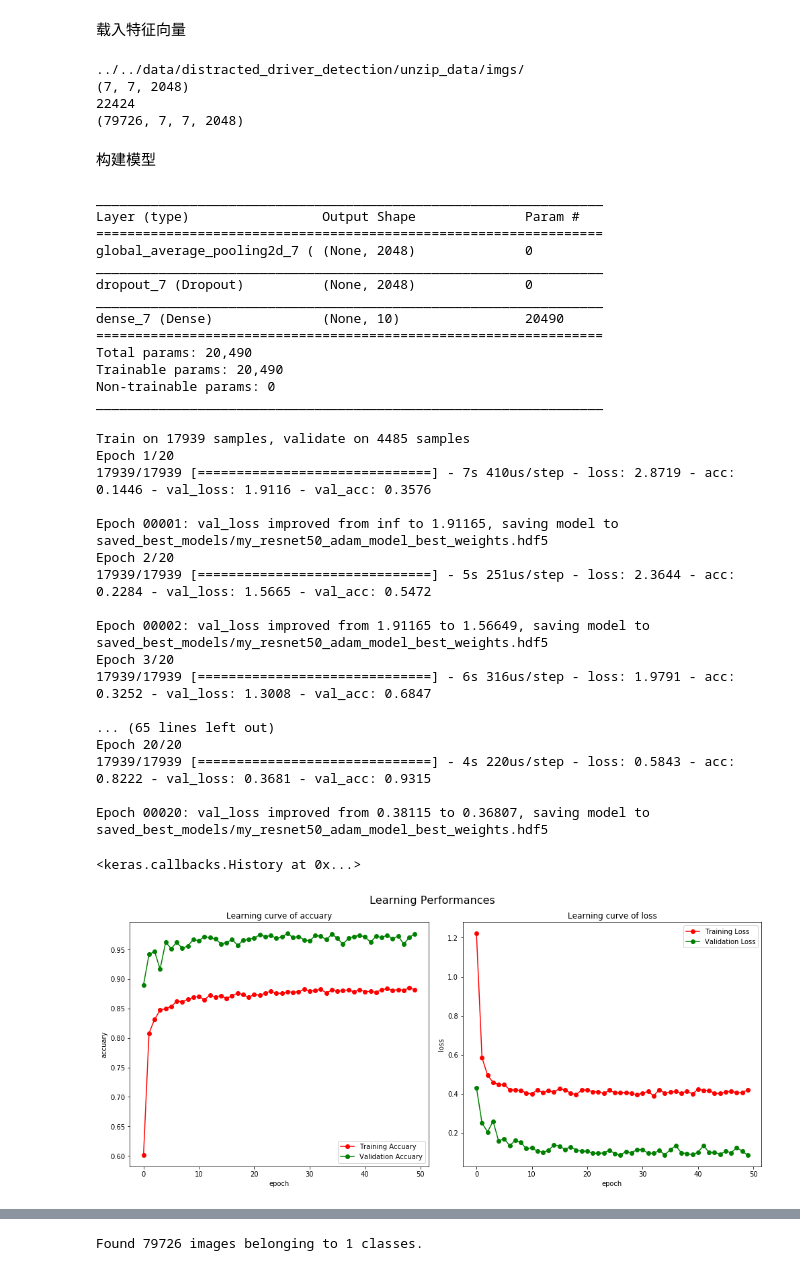
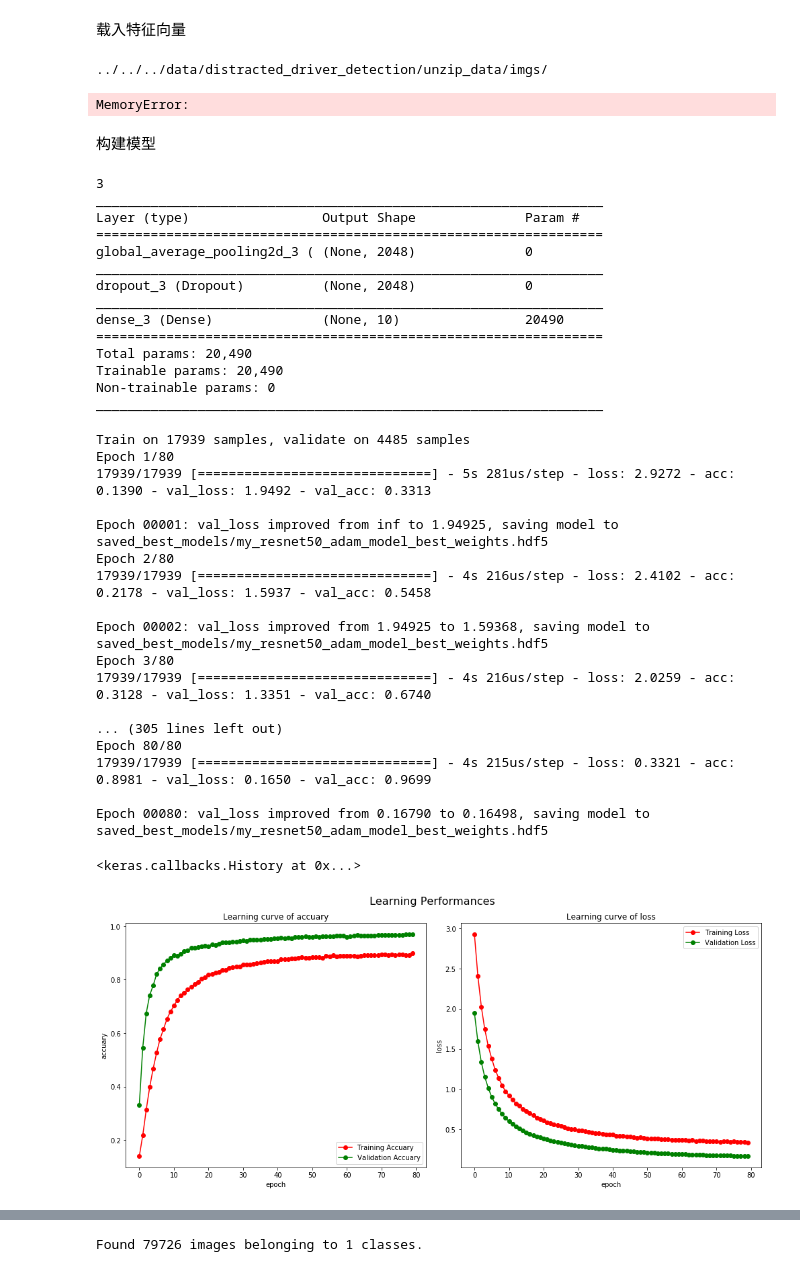
Before and after one commit to leonwan/udacity, a Jupyter notebook: udacity_capstone_project/distracted_driver_detection.ipynb, the cells around one changed output, grey strips where cells are left out. Cells and saved outputs as stored; diff of their text form; code cells hidden in the pictures.

Commit message:
inceptionv3 resnet50

```diff
--- a/udacity_capstone_project/distracted_driver_detection.ipynb
+++ b/udacity_capstone_project/distracted_driver_detection.ipynb
@@ -306,7 +356,7 @@ np.random.seed(5000)
 
 print(root_path)
 
-with h5py.File('ResNet50.h5') as f:
+with h5py.File('data/ResNet50.h5') as f:
     train_data = np.array(f['train'])
     test_data = np.array(f['test'])
     target_data = np_utils.to_categorical(np.array(f['target']),10)
@@ -321,12 +371,10 @@ print(train_ResNet50[0].shape)
 print(len(train_ResNet50))
 print(test_data.shape)
 # print(target_ResNet50)
-# print(train_targets)
+print(target_data)
 # %% [output]
-../../data/distracted_driver_detection/unzip_data/imgs/
-(7, 7, 2048)
-22424
-(79726, 7, 7, 2048)
+../../../data/distracted_driver_detection/unzip_data/imgs/
+MemoryError:
 # %% [markdown]
 构建模型
 # %%
@@ -342,7 +390,7 @@ adam = optimizers.Adam(lr=0.0001, beta_1=0.9, beta_2=0.999, epsilon=1e-08)
 rmsprop = optimizers.RMSprop(lr=0.0001, rho=0.9, epsilon=1e-06)
 
 model_params_dict = dict(
-    optimizer=rmsprop,
+    optimizer=adam,
     loss='categorical_crossentropy',
     metrics=['accuracy']
     )
@@ -361,14 +409,15 @@ resnet50_model.add(Dense(10, activation='softmax'))
 resnet50_model.summary()
 resnet50_model.compile(**model_params_dict)
 # %% [output]
+3
 _________________________________________________________________
 Layer (type)                 Output Shape              Param #
 =================================================================
-global_average_pooling2d_7 ( (None, 2048)              0
+global_average_pooling2d_3 ( (None, 2048)              0
 _________________________________________________________________
-dropout_7 (Dropout)          (None, 2048)              0
+dropout_3 (Dropout)          (None, 2048)              0
 _________________________________________________________________
-dense_7 (Dense)              (None, 10)                20490
+dense_3 (Dense)              (None, 10)                20490
 =================================================================
 Total params: 20,490
 Trainable params: 20,490
@@ -378,7 +427,7 @@ _________________________________________________________________
 ## 训练模型
 from keras.callbacks import ModelCheckpoint, CSVLogger
 
-epochs = 20
+epochs = 80
 best_model_path = 'saved_best_models/my_resnet50_adam_model_best_weights.hdf5'
 best_model_log_path = 'log/resnet50_adam_model_fit.log'
 
@@ -391,22 +440,22 @@ resnet50_model.fit(train_ResNet50, target_ResNet50,
           epochs=epochs, batch_size=128, callbacks=[checkpointer,csv_logger], verbose=1)
 # %% [output]
 Train on 17939 samples, validate on 4485 samples
-Epoch 1/20
-17939/17939 [==============================] - 7s 410us/step - loss: 2.8719 - acc: 0.1446 - val_loss: 1.9116 - val_acc: 0.3576
+Epoch 1/80
+17939/17939 [==============================] - 5s 281us/step - loss: 2.9272 - acc: 0.1390 - val_loss: 1.9492 - val_acc: 0.3313
 
-Epoch 00001: val_loss improved from inf to 1.91165, saving model to saved_best_models/my_resnet50_adam_model_best_weights.hdf5
-Epoch 2/20
-17939/17939 [==============================] - 5s 251us/step - loss: 2.3644 - acc: 0.2284 - val_loss: 1.5665 - val_acc: 0.5472
+Epoch 00001: val_loss improved from inf to 1.94925, saving model to saved_best_models/my_resnet50_adam_model_best_weights.hdf5
+Epoch 2/80
+17939/17939 [==============================] - 4s 216us/step - loss: 2.4102 - acc: 0.2178 - val_loss: 1.5937 - val_acc: 0.5458
 
-Epoch 00002: val_loss improved from 1.91165 to 1.56649, saving model to saved_best_models/my_resnet50_adam_model_best_weights.hdf5
-Epoch 3/20
-17939/17939 [==============================] - 6s 316us/step - loss: 1.9791 - acc: 0.3252 - val_loss: 1.3008 - val_acc: 0.6847
+Epoch 00002: val_loss improved from 1.94925 to 1.59368, saving model to saved_best_models/my_resnet50_adam_model_best_weights.hdf5
+Epoch 3/80
+17939/17939 [==============================] - 4s 216us/step - loss: 2.0259 - acc: 0.3128 - val_loss: 1.3351 - val_acc: 0.6740
 
-... (65 lines left out)
-Epoch 20/20
-17939/17939 [==============================] - 4s 220us/step - loss: 0.5843 - acc: 0.8222 - val_loss: 0.3681 - val_acc: 0.9315
+... (305 lines left out)
+Epoch 80/80
+17939/17939 [==============================] - 4s 215us/step - loss: 0.3321 - acc: 0.8981 - val_loss: 0.1650 - val_acc: 0.9699
 
-Epoch 00020: val_loss improved from 0.38115 to 0.36807, saving model to saved_best_models/my_resnet50_adam_model_best_weights.hdf5
+Epoch 00080: val_loss improved from 0.16790 to 0.16498, saving model to saved_best_models/my_resnet50_adam_model_best_weights.hdf5
 <keras.callbacks.History at 0x...>
 # %%
 ## 加载具有最好验证loss的模型
@@ -415,7 +464,7 @@ resnet50_model.load_weights('saved_best_models/my_resnet50_adam_model_best_weigh
 # %%
 import visuals as vs
 #使用adam优化起
-vs.ModelLearning('log/resnet50_adam_model_training.log')
+vs.ModelLearning('log/resnet50_adam_model_fit.log')
 # %% [output]
-[figure, old version]
+[figure, new version]
 # %%
```
Also changed, not shown: parts of 14 cells of this notebook, 4 other files.
